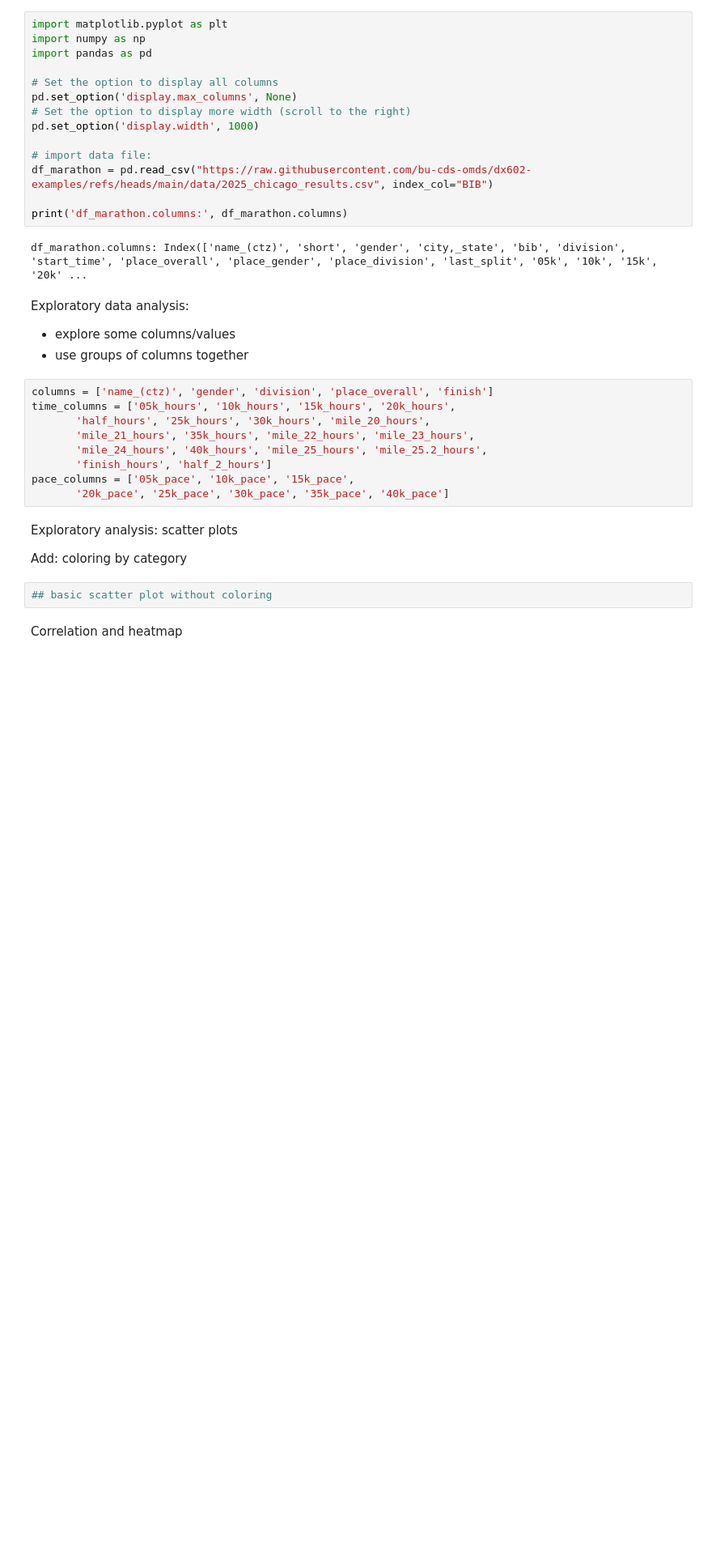
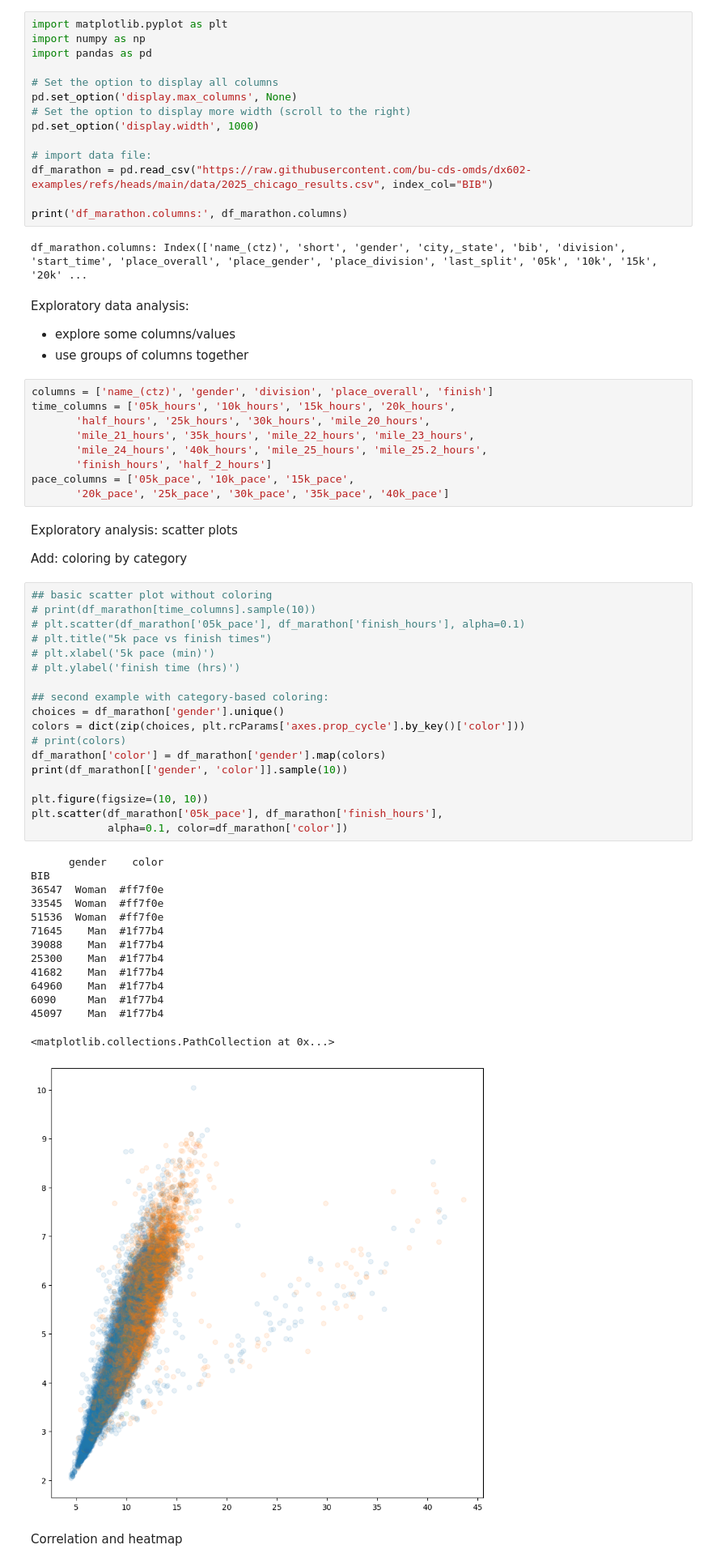
Before and after one commit to bu-cds-omds/dx602-examples, a Jupyter notebook: week10/examples-week-10.ipynb, the cells around one changed output. Shown at 81% size. Drawn from its saved outputs; the diff is of its cells as text; blank space fills up the shorter version.

```diff
--- a/week10/examples-week-10.ipynb
+++ b/week10/examples-week-10.ipynb
@@ -35,6 +35,37 @@ Exploratory analysis: scatter plots
 Add: coloring by category
 # %%
 ## basic scatter plot without coloring
+# print(df_marathon[time_columns].sample(10))
+# plt.scatter(df_marathon['05k_pace'], df_marathon['finish_hours'], alpha=0.1)
+# plt.title("5k pace vs finish times")
+# plt.xlabel('5k pace (min)')
+# plt.ylabel('finish time (hrs)')
+
+## second example with category-based coloring:
+choices = df_marathon['gender'].unique()
+colors = dict(zip(choices, plt.rcParams['axes.prop_cycle'].by_key()['color']))
+# print(colors)
+df_marathon['color'] = df_marathon['gender'].map(colors)
+print(df_marathon[['gender', 'color']].sample(10))
+
+plt.figure(figsize=(10, 10))
+plt.scatter(df_marathon['05k_pace'], df_marathon['finish_hours'],
+            alpha=0.1, color=df_marathon['color'])
+# %% [output]
+      gender    color
+BIB
+36547  Woman  #ff7f0e
+33545  Woman  #ff7f0e
+51536  Woman  #ff7f0e
+71645    Man  #1f77b4
+39088    Man  #1f77b4
+25300    Man  #1f77b4
+41682    Man  #1f77b4
+64960    Man  #1f77b4
+6090     Man  #1f77b4
+45097    Man  #1f77b4
+<matplotlib.collections.PathCollection at 0x...>
+[figure, added]
 # %% [markdown]
 Correlation and heatmap
 # %%
```
Also changed, not shown: parts of 3 cells of this notebook.
